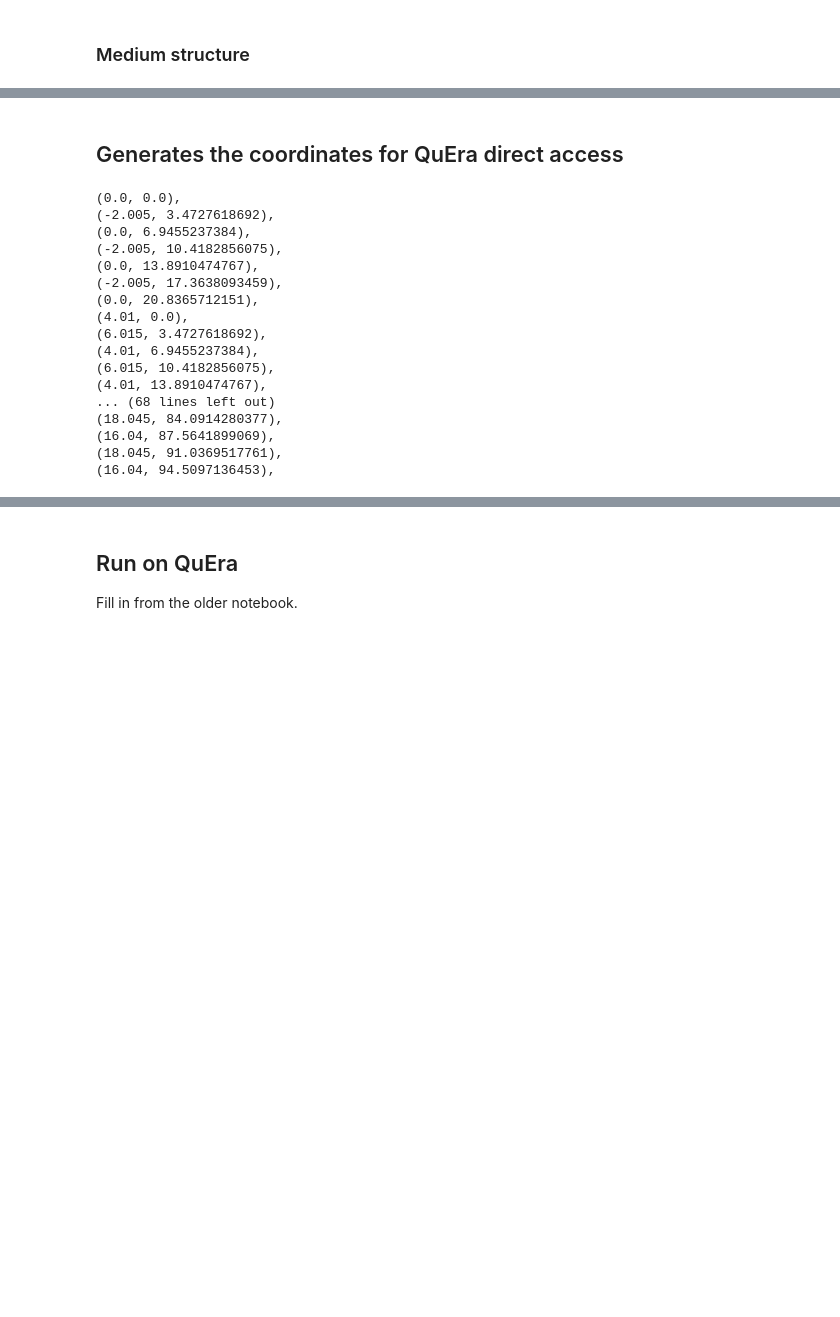
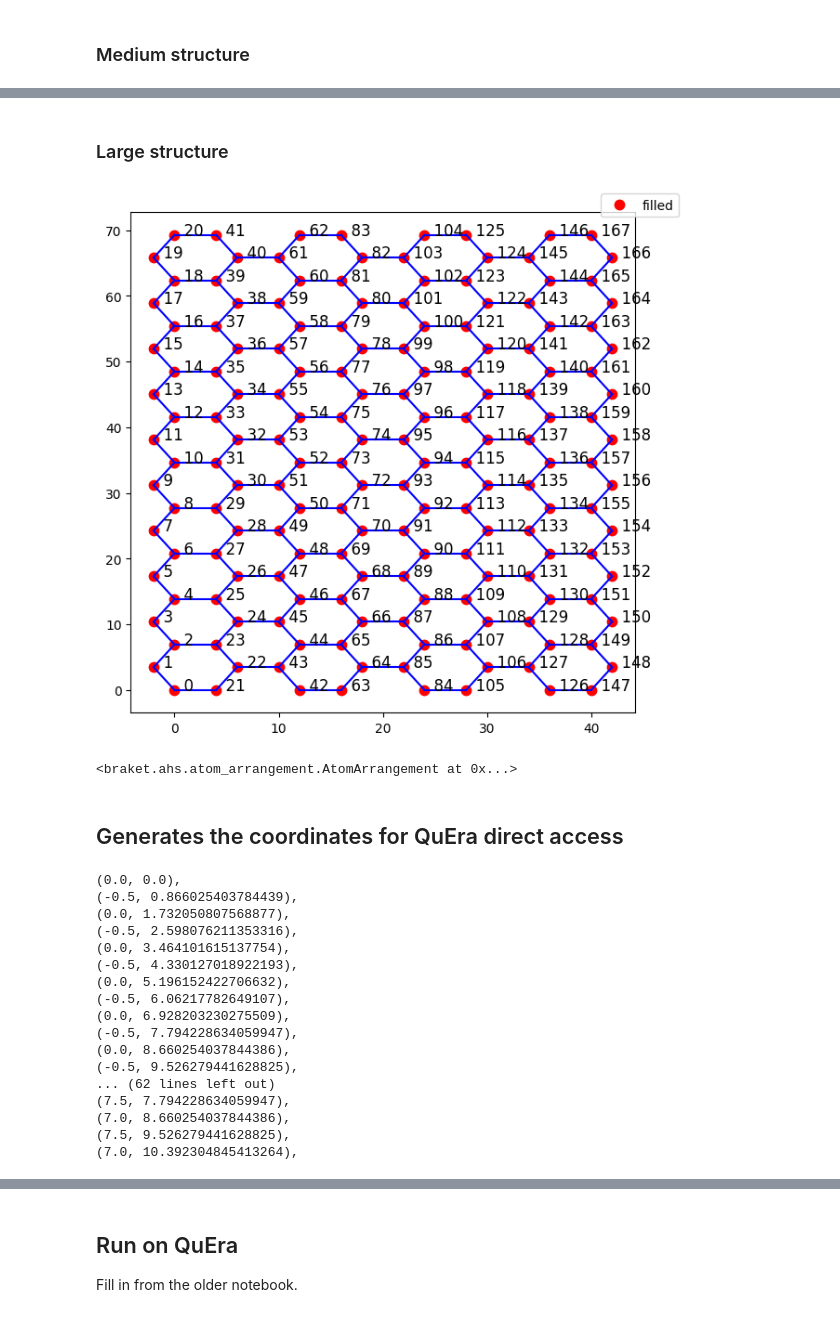
Before and after one commit to cmc-ucl/rydberg_atoms, a Jupyter notebook: paper_part_two.ipynb, the cells around one changed output, grey strips where cells are left out. Cells and saved outputs as stored; diff of their text form; code cells hidden in the pictures; blank space fills up the shorter version.

```diff
--- a/paper_part_two.ipynb
+++ b/paper_part_two.ipynb
@@ -119,24 +172,46 @@ get_register(4, coords=coords_medium, show_atom_arrangement=True)
+# %% [markdown]
+### Large structure
+# %%
+coords_large = get_coords(num_x=8,num_y=10)
+N = coords_large.shape[0]
+zeros_col = np.zeros((N, 1))
+
+# Append along axis 1 (columns)
+coords_large = np.hstack((coords_large, zeros_col))
+lattice = np.array([
+    [3.0, 0.0, 0.0],
+    [0.0, 8.66025404, 0.0],
+    [0.0, 0.0, 20.0]
+])
+large_structure = Molecule([1]*len(coords_large),coords_large)
+# vview(large_structure)
+coords_large = np.round(coords_large[:,0:2],15)
+# %%
+get_register(4, coords=coords_large, show_atom_arrangement=True)
+# %% [output]
+[figure, added]
+<braket.ahs.atom_arrangement.AtomArrangement at 0x...>
 # %% [markdown]
 ## Generates the coordinates for QuEra direct access
 # %%
-cc = np.round(coords_stacked,15)
+cc = np.round(coords_medium,15)
 for c in cc:
     print(f'({c[0]}, {c[1]}),')
 # %% [output]
 (0.0, 0.0),
-(-2.005, 3.4727618692),
-(0.0, 6.9455237384),
-(-2.005, 10.4182856075),
-(0.0, 13.8910474767),
-(-2.005, 17.3638093459),
-(0.0, 20.8365712151),
-(4.01, 0.0),
-(6.015, 3.4727618692),
-(4.01, 6.9455237384),
-(6.015, 10.4182856075),
-(4.01, 13.8910474767),
-... (68 lines left out)
-(18.045, 84.0914280377),
-(16.04, 87.5641899069),
-(18.045, 91.0369517761),
-(16.04, 94.5097136453),
+(-0.5, 0.866025403784439),
+(0.0, 1.732050807568877),
+(-0.5, 2.598076211353316),
+(0.0, 3.464101615137754),
+(-0.5, 4.330127018922193),
+(0.0, 5.196152422706632),
+(-0.5, 6.06217782649107),
+(0.0, 6.928203230275509),
+(-0.5, 7.794228634059947),
+(0.0, 8.660254037844386),
+(-0.5, 9.526279441628825),
+... (62 lines left out)
+(7.5, 7.794228634059947),
+(7.0, 8.660254037844386),
+(7.5, 9.526279441628825),
+(7.0, 10.392304845413264),
```
Also changed, not shown: parts of 15 cells of this notebook, 8 other files.
